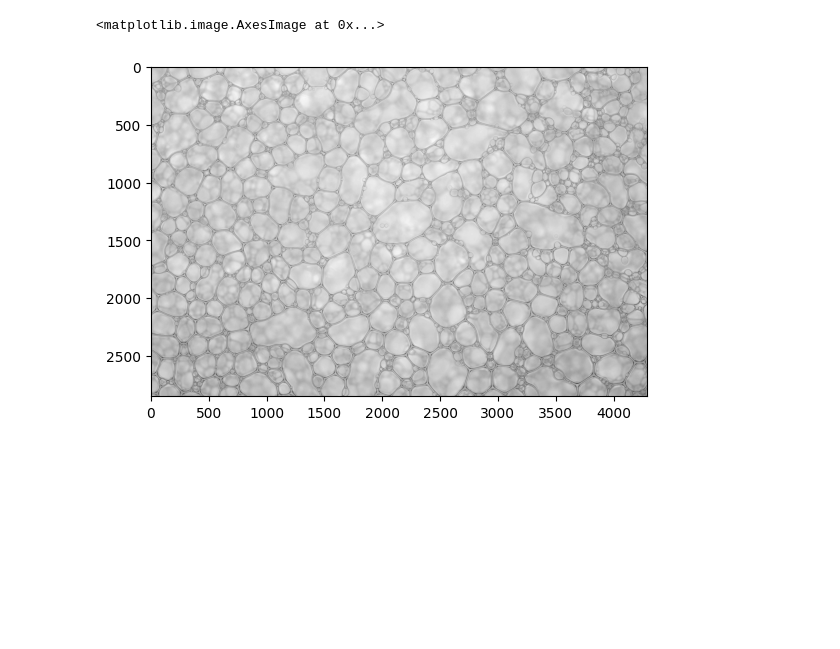
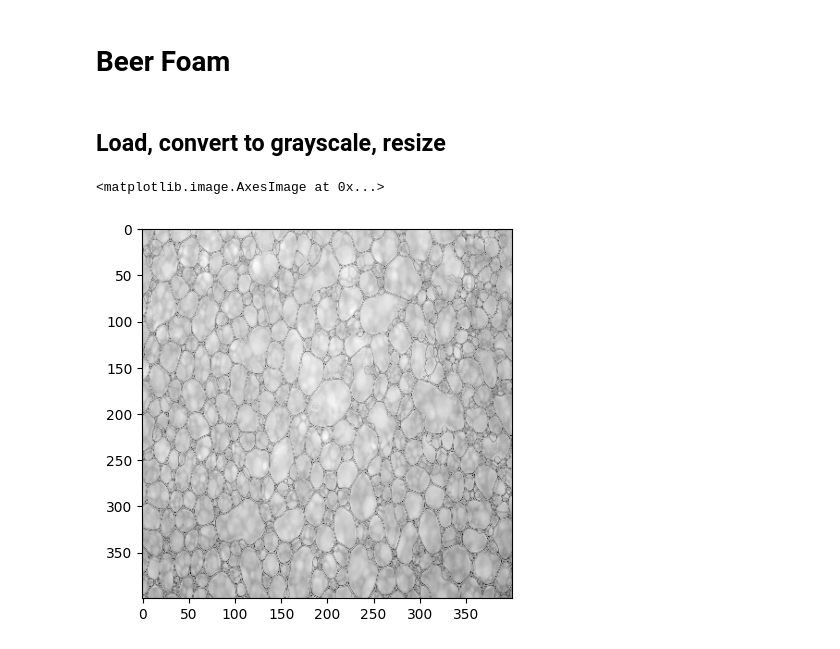
Before and after one commit to vktr274/computer-vision-thresholding, a Jupyter notebook: beer.ipynb, the cells around one changed output. Cells and saved outputs as stored; diff of their text form; code cells hidden in the pictures; blank space fills up the shorter version.

Commit message:
Load img, filter, start binarization

```diff
--- a/beer.ipynb
+++ b/beer.ipynb
@@ -1,10 +1,16 @@
+# %% [markdown]
+# Beer Foam
 # %%
 import cv2
 import matplotlib.pyplot as plt
+# %% [markdown]
+## Load, convert to grayscale, resize
 # %%
 img = cv2.imread("beer.tif")
 img = cv2.cvtColor(img, cv2.COLOR_BGR2GRAY)
+img = cv2.resize(img, (400, 400), cv2.INTER_NEAREST) # NN interpolation
+
 plt.imshow(img, cmap="gray")
 # %% [output]
 <matplotlib.image.AxesImage at 0x...>
-[figure, old version]
+[figure, new version]
```
Also changed, not shown: parts of 2 cells of this notebook, 2 other files.
